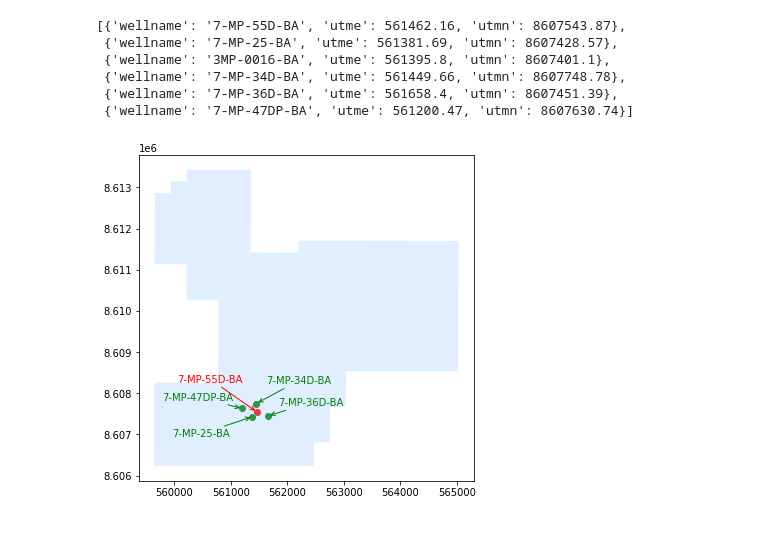
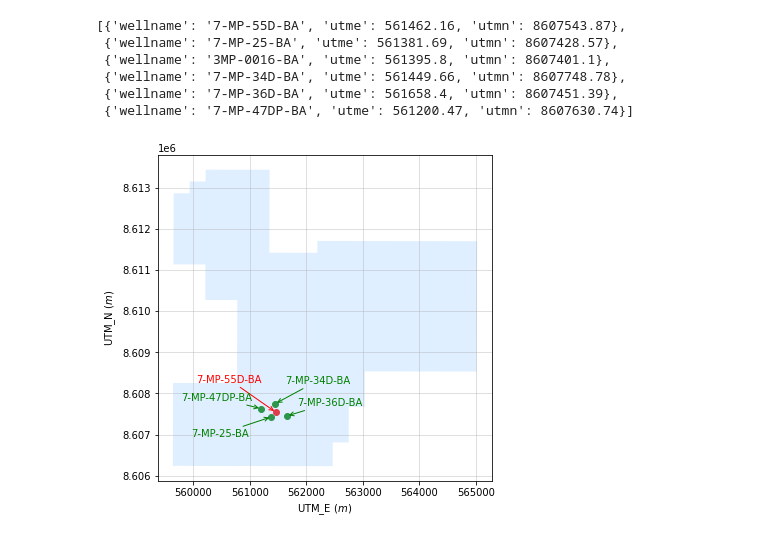
Before and after one commit to rmotadutra/PFG_2020, a Jupyter notebook: codes/SelectWells.ipynb, the cells around one changed output. Cells and saved outputs as stored; diff of their text form; code cells hidden in the pictures.

```diff
--- a/codes/SelectWells.ipynb
+++ b/codes/SelectWells.ipynb
@@ -103,31 +106,34 @@ ax1.annotate(wells[51]['wellname'], xy=(wells[51]['utme'], wells[51]['utmn']), x
                  textcoords='offset points', color='red',
                  arrowprops=dict(arrowstyle="->", color='red')
                 )
 
 ax1.scatter(wells[30]['utme'], wells[30]['utmn'], color='green')
 ax1.annotate(wells[30]['wellname'], xy=(wells[30]['utme'], wells[30]['utmn']), xytext=[-80,-20],
                  textcoords='offset points', color = 'green',
                  arrowprops=dict(arrowstyle="->", color='green')
                 )
 
 ax1.scatter(wells[44]['utme'], wells[44]['utmn'], color='green')
 ax1.annotate(wells[44]['wellname'], xy=(wells[44]['utme'], wells[44]['utmn']), xytext=[-80,8],
                  textcoords='offset points', color = 'green',
                  arrowprops=dict(arrowstyle="->", color='green')
                 )
 
 ax1.scatter(wells[35]['utme'], wells[35]['utmn'], color='green')
 ax1.annotate(wells[35]['wellname'], xy=(wells[35]['utme'], wells[35]['utmn']), xytext=[10,20],
                  textcoords='offset points', color = 'green',
                  arrowprops=dict(arrowstyle="->", color='green')
                 )
 
 ax1.scatter(wells[37]['utme'], wells[37]['utmn'], color='green')
 ax1.annotate(wells[37]['wellname'], xy=(wells[37]['utme'], wells[37]['utmn']), xytext=[10,10],
                  textcoords='offset points', color = 'green',
                  arrowprops=dict(arrowstyle="->", color='green')
                 )
+plt.ylabel('UTM_N $(m)$')
+plt.xlabel('UTM_E $(m)$')
 plt.savefig("../image/mp_closewells.png", dpi=300, transparent=True)
+plt.grid(alpha=0.5)
 plt.show()
 # %% [output]
-[figure, old version]
+[figure, new version]
```
Also changed, not shown: parts of 1 cell of this notebook, 2 other files.
